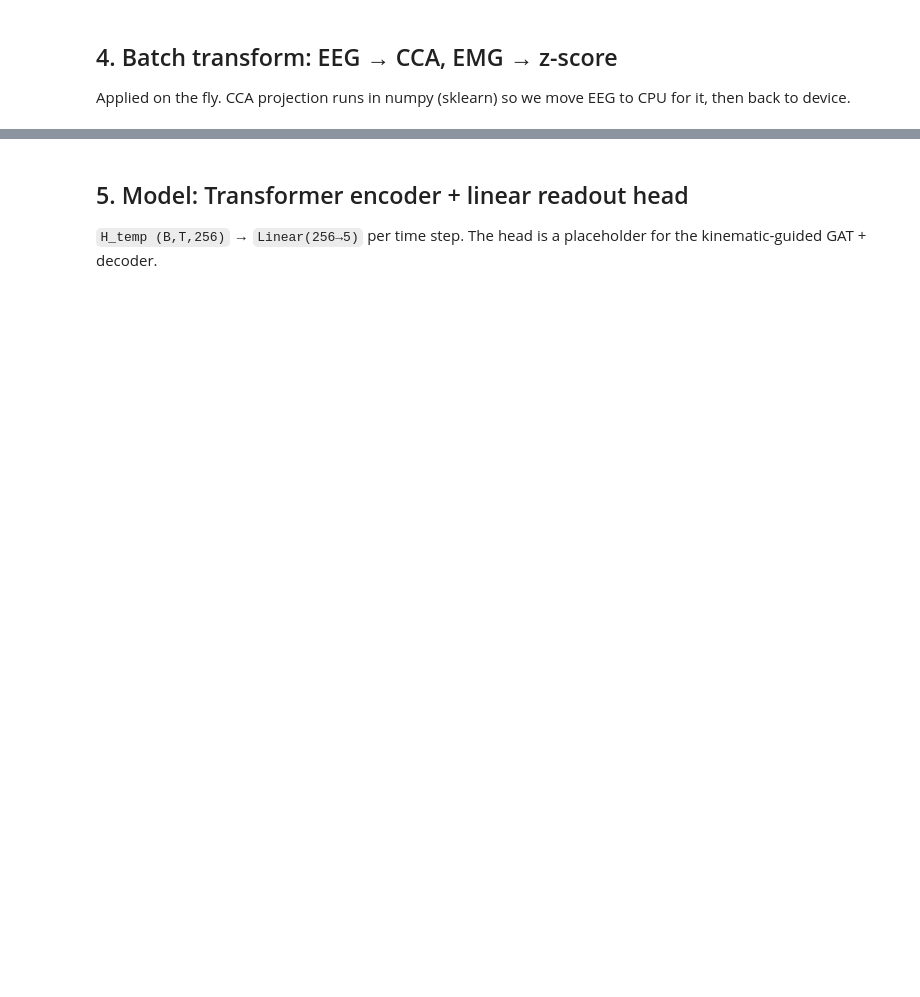
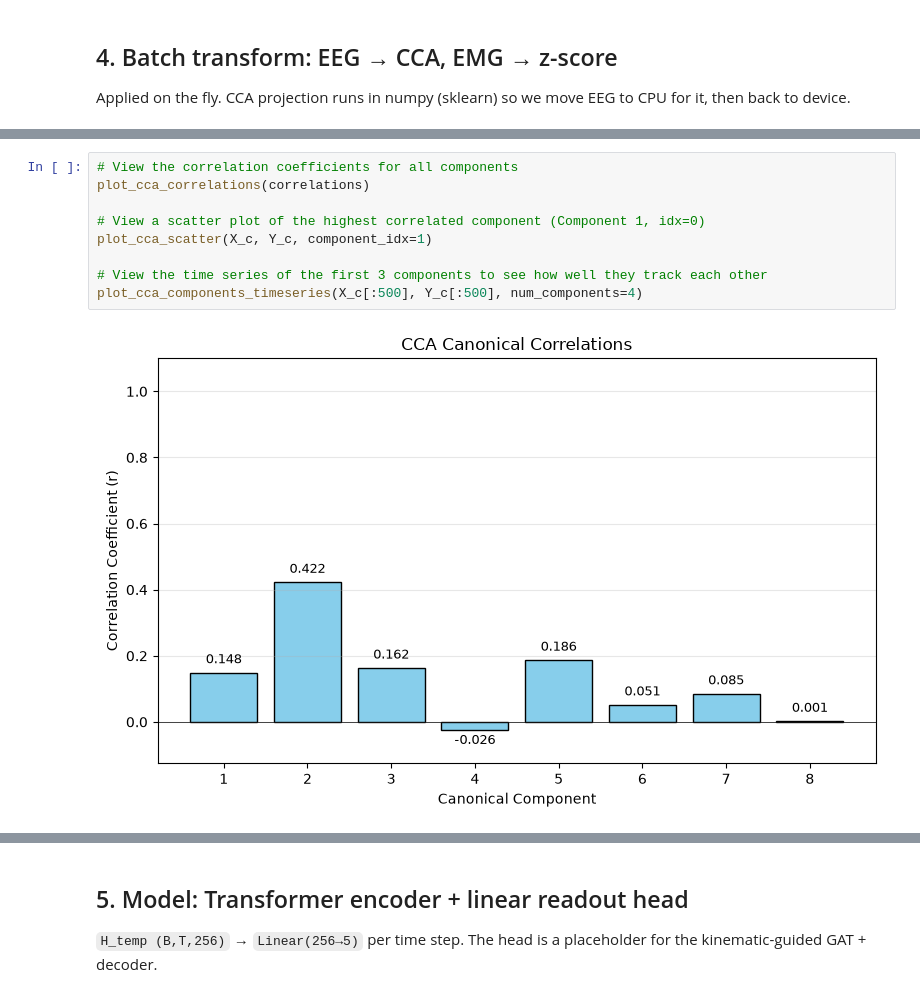
Before and after one commit to MohammadMahdi-Sharifbeigy/eeg-emg-grasp-decoder, a Jupyter notebook: notebooks/02_train_transformer.ipynb, the cells around one changed output, grey strips where cells are left out. Saved outputs shown, nothing was run; the diff lists cells and outputs as text; blank space fills up the shorter version.

```diff
--- a/notebooks/02_train_transformer.ipynb
+++ b/notebooks/02_train_transformer.ipynb
@@ -176,0 +493,11 @@ cca_eeg (4, 500, 13) | emg_norm (4, 500, 5) cuda:0
+# %%
+# View the correlation coefficients for all components
+plot_cca_correlations(correlations)
+
+# View a scatter plot of the highest correlated component (Component 1, idx=0)
+plot_cca_scatter(X_c, Y_c, component_idx=1)
+
+# View the time series of the first 3 components to see how well they track each other
+plot_cca_components_timeseries(X_c[:500], Y_c[:500], num_components=4)
+# %% [output]
+[figure, added]
```
Also changed, not shown: parts of 21 cells of this notebook, 40 other files.
